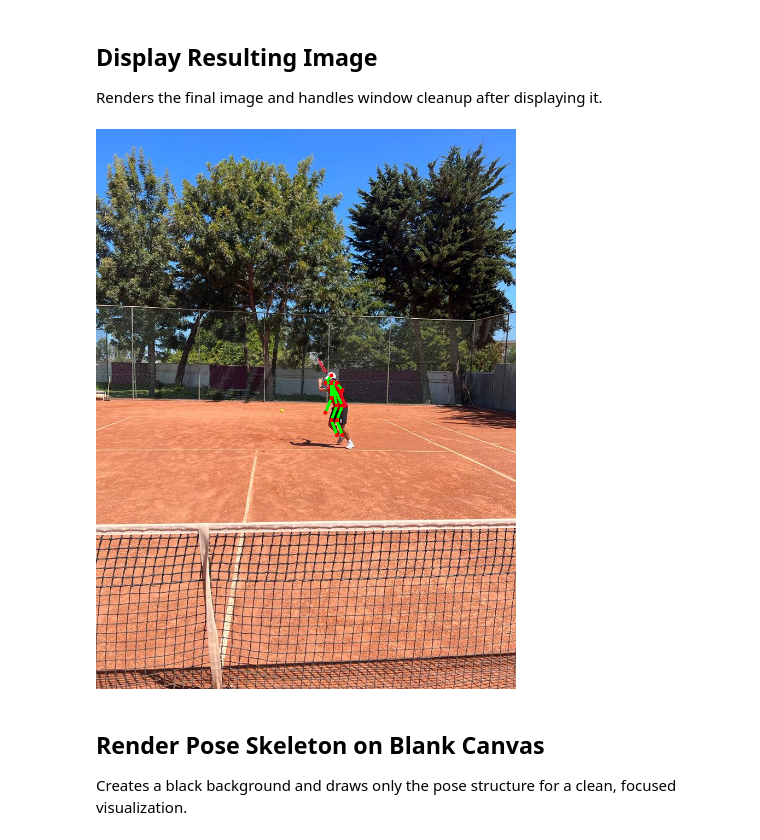
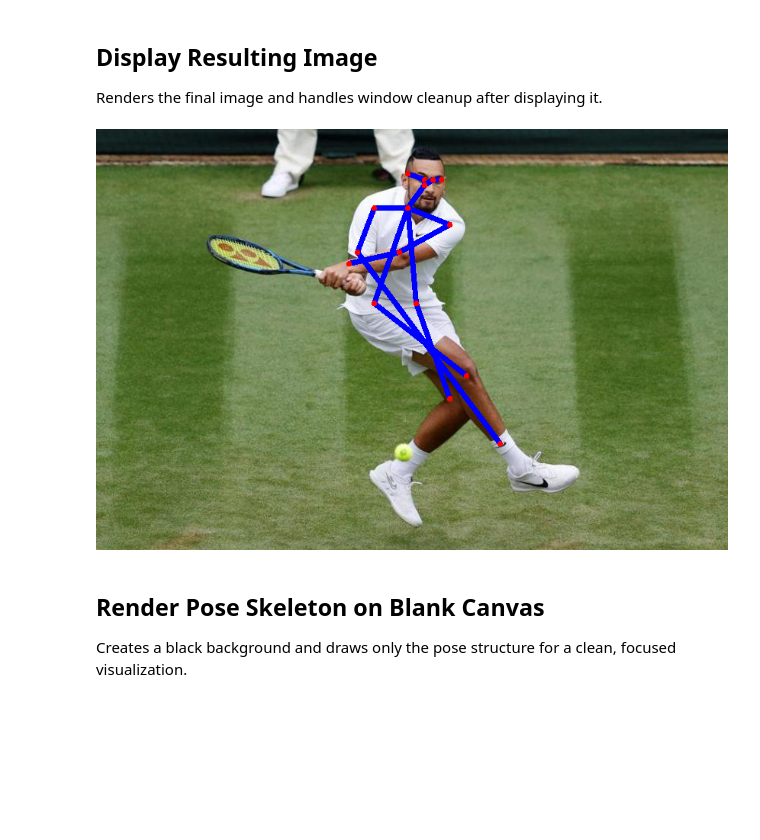
Before and after one commit to Redback-Operations/redback-orion, a Jupyter notebook: Player_Tracking/tennis_tracking/tennis-pose-detection/Pose Detection.ipynb, the cells around one changed output. Saved outputs shown, nothing was run; the diff lists cells and outputs as text; code cells hidden in the pictures; blank space fills up the shorter version.

```diff
--- a/Player_Tracking/tennis_tracking/tennis-pose-detection/Pose Detection.ipynb
+++ b/Player_Tracking/tennis_tracking/tennis-pose-detection/Pose Detection.ipynb
@@ -44,7 +44,7 @@ pose_model = cv.dnn.readNetFromTensorflow("/content/pose.pb")
 Reads the image from the given path and extracts its dimensions.
 # %%
 # Load an image from file
-input_image = cv.imread('/content/input2.jpeg', cv.IMREAD_UNCHANGED)
+input_image = cv.imread('/content/Untitled Folder/input7.jpg', cv.IMREAD_UNCHANGED)
 
 # Extract dimensions from the loaded image
 height, width = input_image.shape[:2]
@@ -108,15 +108,9 @@ Renders the final image and handles window cleanup after displaying it.
 # %%
 # Show the final output image with drawn keypoints
 from google.colab.patches import cv2_imshow
 cv2_imshow(input_image)
-
-# Pause to allow the image window to render
-cv.waitKey(2)
-
-# Clean up and close any OpenCV windows
-cv.destroyAllWindows()
 # %% [output]
-[figure, old version]
+[figure, new version]
 # %% [markdown]
 ## Render Pose Skeleton on Blank Canvas
 Creates a black background and draws only the pose structure for a clean, focused visualization.
```
Also changed, not shown: parts of 6 cells of this notebook.
